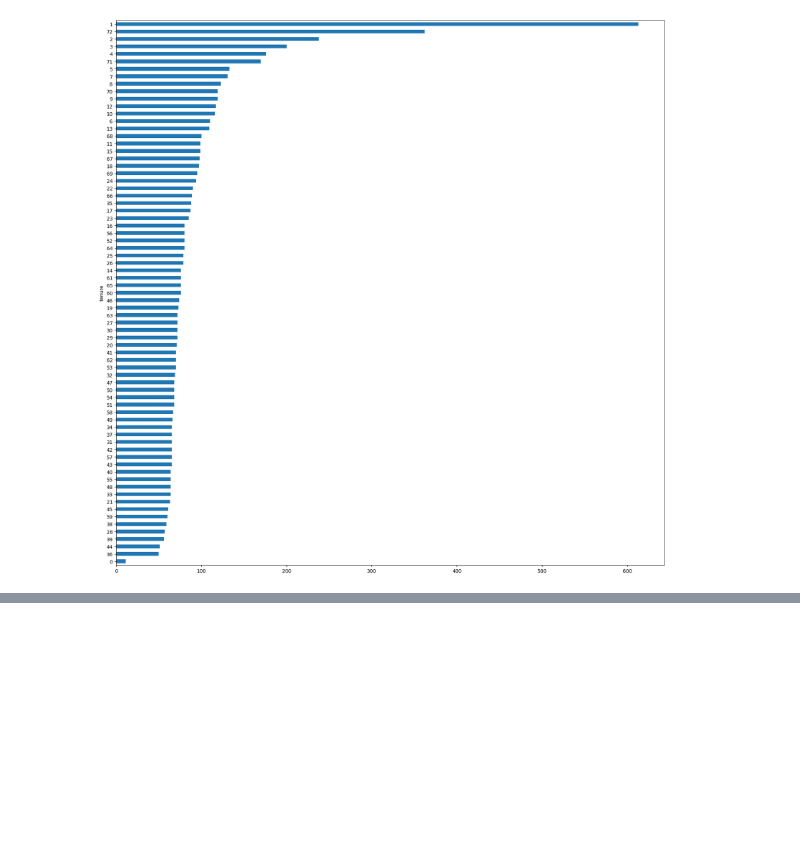
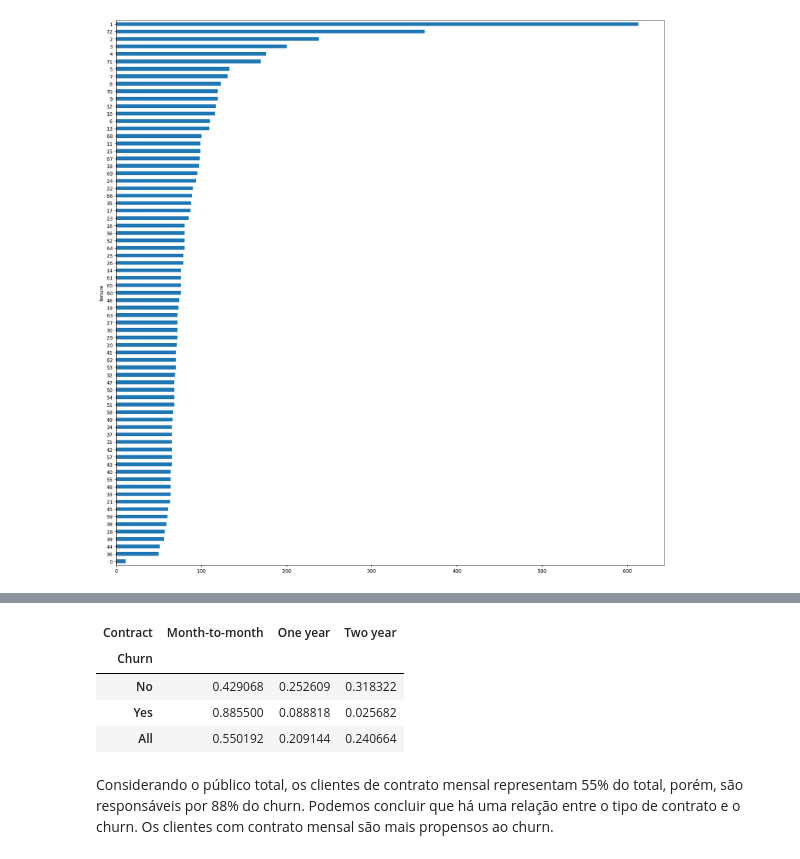
Before and after one commit to Tamicktom/analise-exploratoria-de-dados-com-pandas, a Jupyter notebook: eda_churn.ipynb, the cells around one changed output, grey strips where cells are left out. Saved outputs shown, nothing was run; the diff lists cells and outputs as text; code cells hidden in the pictures; blank space fills up the shorter version.

```diff
--- a/eda_churn.ipynb
+++ b/eda_churn.ipynb
@@ -684,0 +697,12 @@ df_churn.groupby(by=["tenure"]).size().sort_values().plot.barh(figsize=(20, 20))
+# %%
+# Hipótese Clientes com Contrato do Tipo Mensal (Month-to-Month) tem maior probabilidade de Churn - Proporção
+# Contruir tabela de contingência entre contrato e churn
+pd.crosstab(df_churn.Churn, df_churn.Contract,margins=True, normalize="index")
+# %% [output]
+| Contract | Month-to-month | One year | Two year |
+| Churn |  |  |  |
+| No | 0.429068 | 0.252609 | 0.318322 |
+| Yes | 0.885500 | 0.088818 | 0.025682 |
+| All | 0.550192 | 0.209144 | 0.240664 |
+# %% [markdown]
+Considerando o público total, os clientes de contrato mensal representam 55% do total, porém, são responsáveis por 88% do churn. Podemos concluir que há uma relação entre o tipo de contrato e o churn. Os clientes com contrato mensal são mais propensos ao churn.
```
Also changed, not shown: parts of 2 cells of this notebook.
